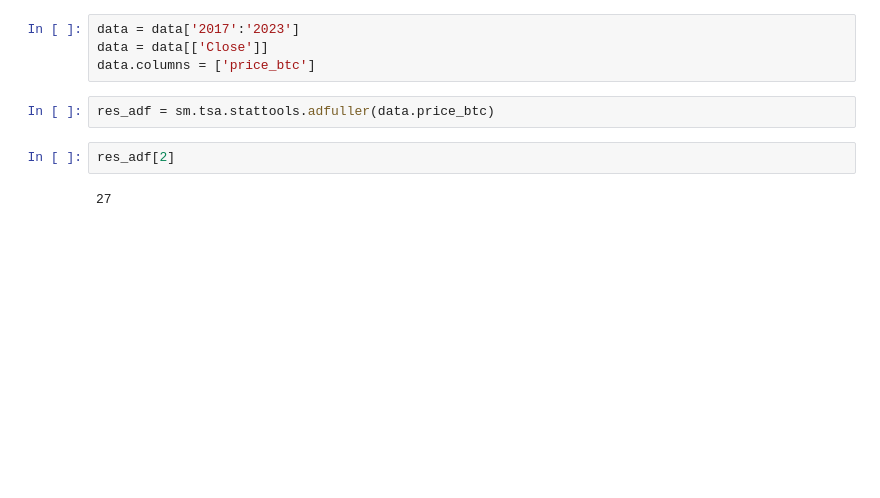
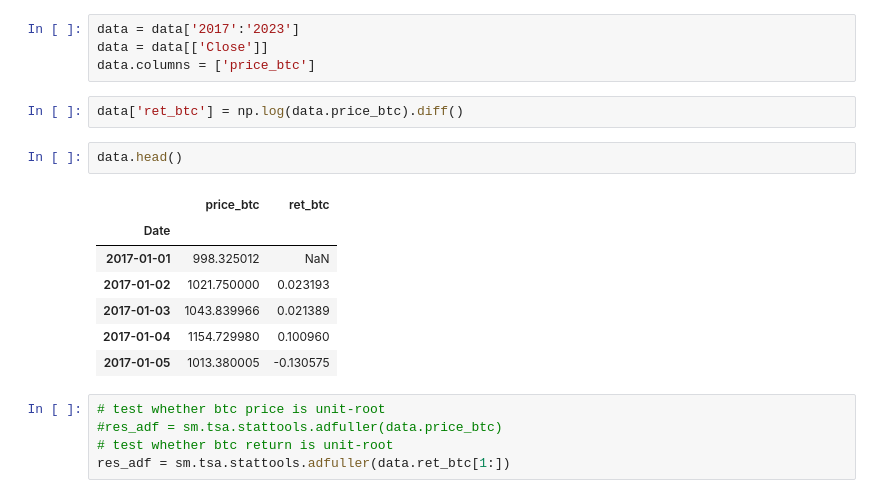
Before and after one commit to quetion/time-series-analysis_11102, a Jupyter notebook: TS_week13.ipynb, the cells around one changed output. Cells and saved outputs as stored; diff of their text form; blank space fills up the shorter version.

```diff
--- a/TS_week13.ipynb
+++ b/TS_week13.ipynb
@@ -96,9 +181,20 @@ memory usage: 126.9 KB
 data = data['2017':'2023']
 data = data[['Close']]
 data.columns = ['price_btc']
-# %%
-res_adf = sm.tsa.stattools.adfuller(data.price_btc)
-# %%
-res_adf[2]
-# %% [output]
-27
+# %%
+data['ret_btc'] = np.log(data.price_btc).diff()
+# %%
+data.head()
+# %% [output]
+|  | price_btc | ret_btc |
+| Date |  |  |
+| 2017-01-01 | 998.325012 | NaN |
+| 2017-01-02 | 1021.750000 | 0.023193 |
+| 2017-01-03 | 1043.839966 | 0.021389 |
+| 2017-01-04 | 1154.729980 | 0.100960 |
+| 2017-01-05 | 1013.380005 | -0.130575 |
+# %%
+# test whether btc price is unit-root
+#res_adf = sm.tsa.stattools.adfuller(data.price_btc)
+# test whether btc return is unit-root
+res_adf = sm.tsa.stattools.adfuller(data.ret_btc[1:])
```
Also changed, not shown: parts of 10 cells of this notebook.
